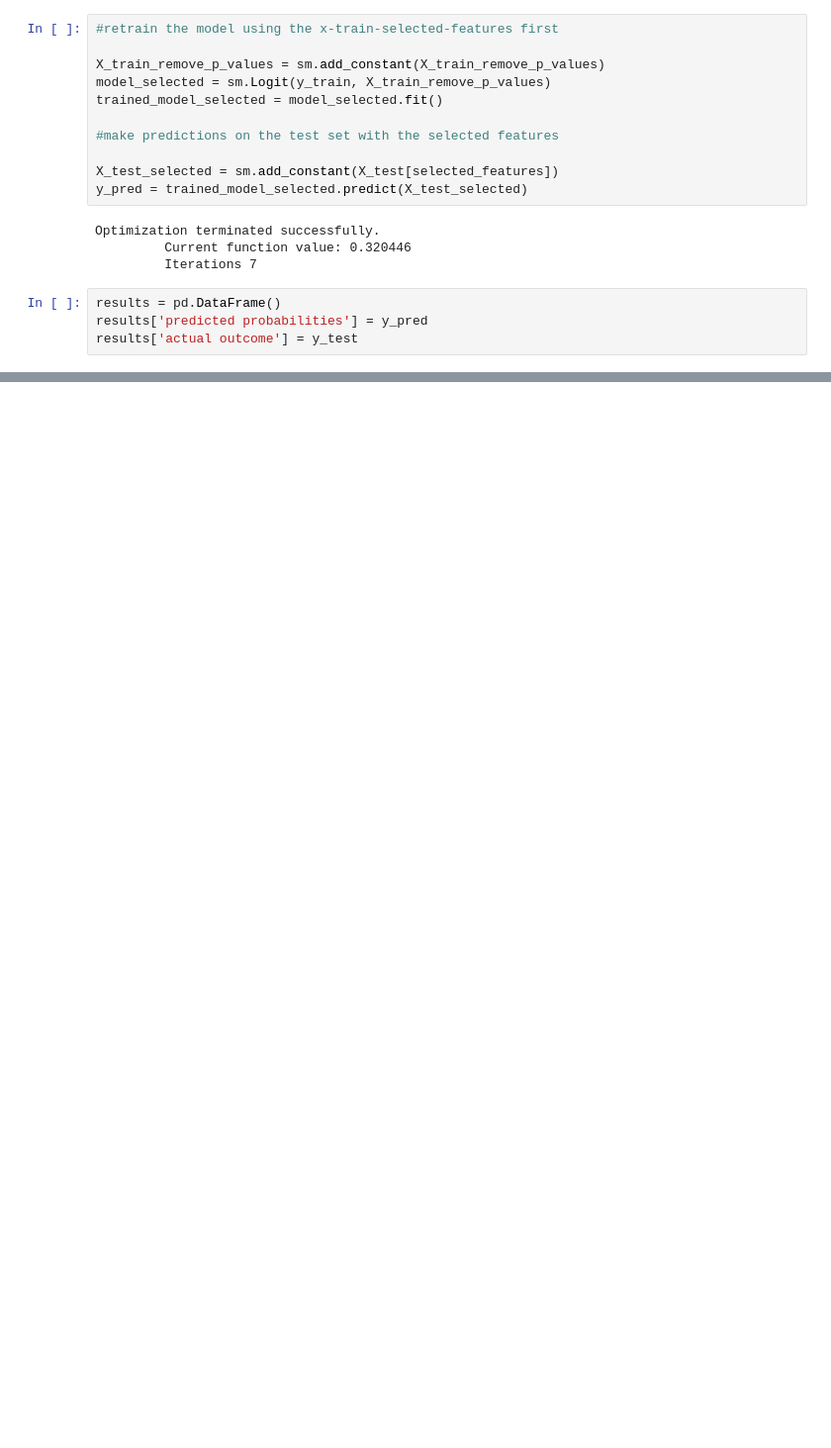
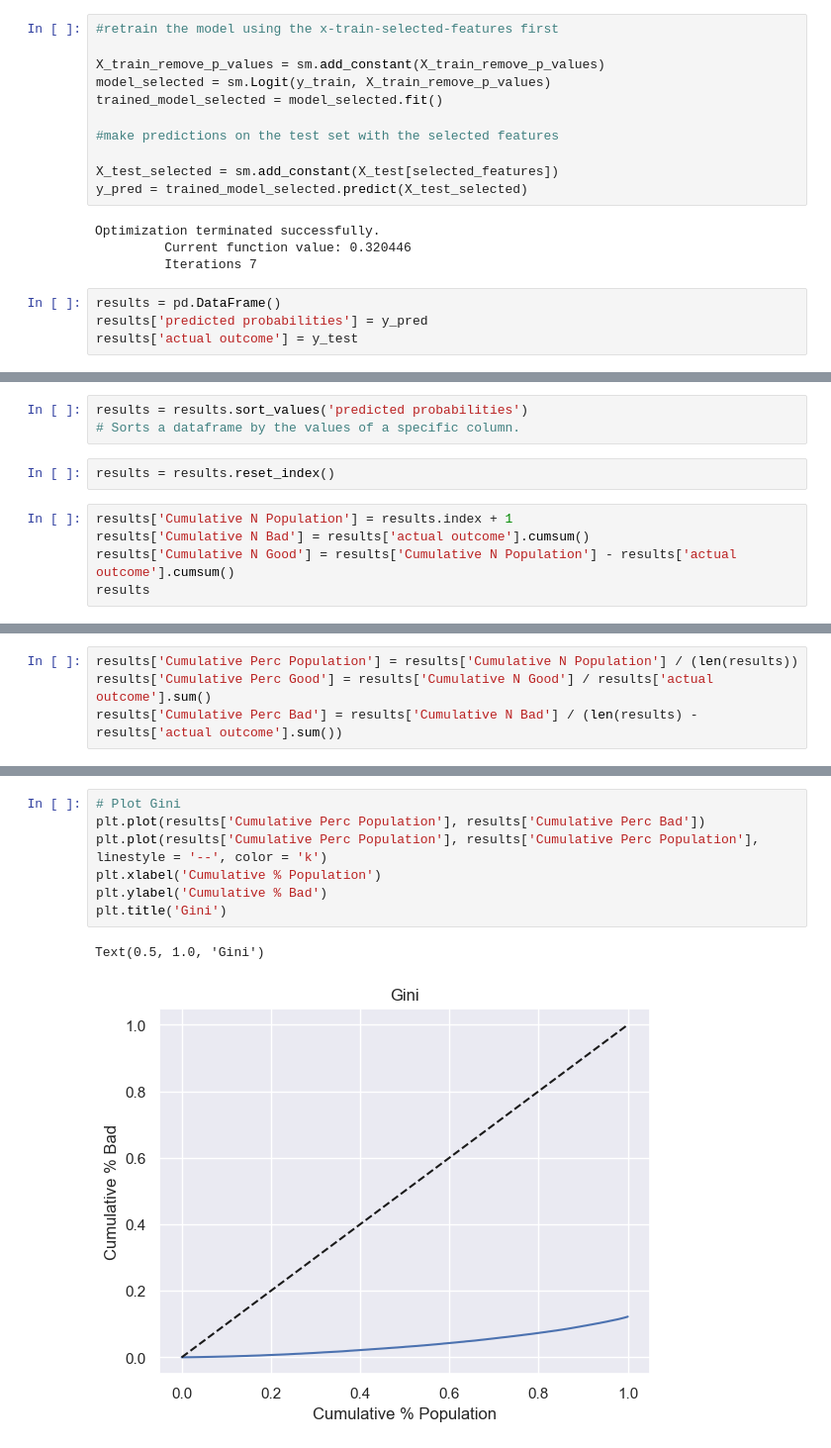
Before and after one commit to chingjie98/Retail-A-Score-credit-risk-model, a Jupyter notebook: Credit Risk Model.ipynb, the cells around one changed output, grey strips where cells are left out. Shown at 99% size. Drawn from its saved outputs; the diff is of its cells as text; blank space fills up the shorter version.

```diff
--- a/Credit Risk Model.ipynb
+++ b/Credit Risk Model.ipynb
@@ -980,0 +1016,10 @@ GINI
+# %%
+results = results.sort_values('predicted probabilities')
+# Sorts a dataframe by the values of a specific column.
+# %%
+results = results.reset_index()
+# %%
+results['Cumulative N Population'] = results.index + 1
+results['Cumulative N Bad'] = results['actual outcome'].cumsum()
+results['Cumulative N Good'] = results['Cumulative N Population'] - results['actual outcome'].cumsum()
+results
@@ -980,0 +1040,4 @@ GINI
+# %%
+results['Cumulative Perc Population'] = results['Cumulative N Population'] / (len(results))
+results['Cumulative Perc Good'] = results['Cumulative N Good'] / results['actual outcome'].sum()
+results['Cumulative Perc Bad'] = results['Cumulative N Bad'] / (len(results) - results['actual outcome'].sum())
@@ -980,0 +1072,10 @@ GINI
+# %%
+# Plot Gini
+plt.plot(results['Cumulative Perc Population'], results['Cumulative Perc Bad'])
+plt.plot(results['Cumulative Perc Population'], results['Cumulative Perc Population'], linestyle = '--', color = 'k')
+plt.xlabel('Cumulative % Population')
+plt.ylabel('Cumulative % Bad')
+plt.title('Gini')
+# %% [output]
+Text(0.5, 1.0, 'Gini')
+[figure, added]
```
Also changed, not shown: parts of 18 cells of this notebook.
